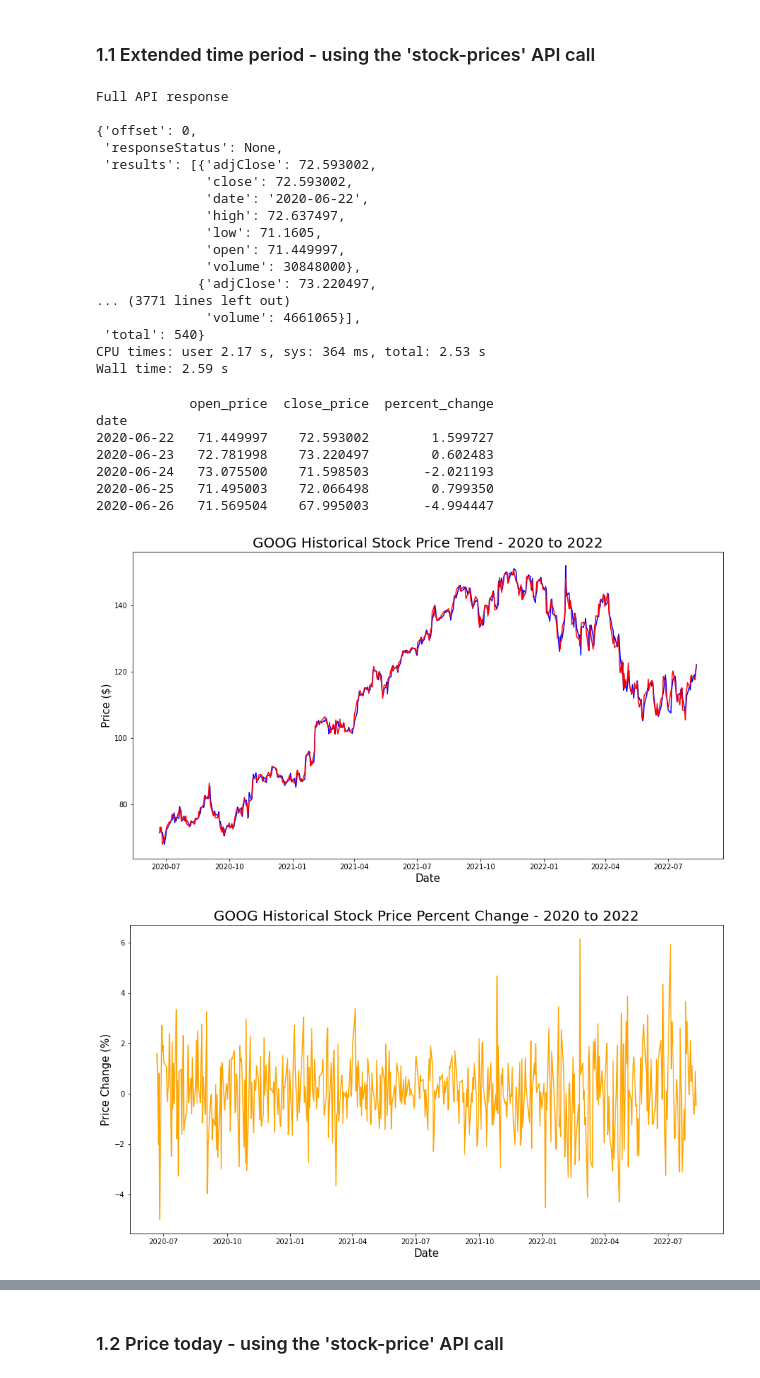
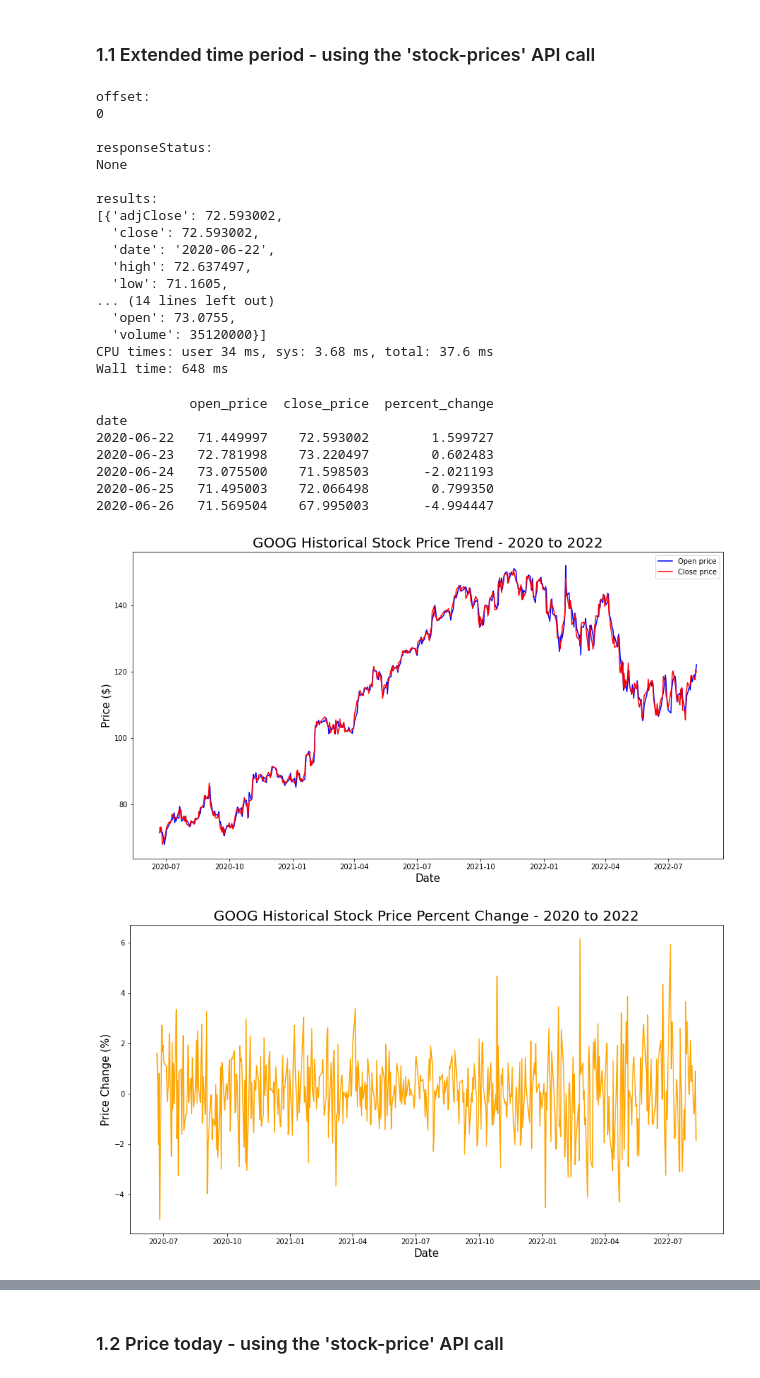
Before and after one commit to saychelsea11/Yahoo_Finance_Stocks_API_Tutorial, a Jupyter notebook: YahooFinanceStocks_API_Tutorial.ipynb, the cells around one changed output, grey strips where cells are left out. Cells and saved outputs as stored; diff of their text form; code cells hidden in the pictures.

```diff
--- a/YahooFinanceStocks_API_Tutorial.ipynb
+++ b/YahooFinanceStocks_API_Tutorial.ipynb
@@ -20,7 +20,7 @@ url = "https://yahoofinance-stocks1.p.rapidapi.com/stock-prices"
 querystring = {"EndDateInclusive":"2020-06-23","StartDateInclusive":"2020-06-21","Symbol":"GOOG","OrderBy":"Ascending"}
 
 headers = {
-	"X-RapidAPI-Key": "8df34c6c9fmshfbc86def7a396a8p11651djsna938a4c6a21a",
+	"X-RapidAPI-Key": "YOUR-API-KEY",
 	"X-RapidAPI-Host": "yahoofinance-stocks1.p.rapidapi.com"
 }
 
@@ -28,27 +28,34 @@ response = requests.request("GET", url, headers=headers, params=querystring)
 data = json.loads(response.text)
 
 #Printing API text response by first converting it to JSON format
-print ("Full API response")
 print ()
-pprint.pprint(data)
+print('offset:')
+pprint.pprint(data['offset'])
+print()
+print('responseStatus:')
+pprint.pprint(data['responseStatus'])
+print()
+print('results:')
+#Displaying only the first 3 results to keep the output short
+pprint.pprint(data['results'][:3])
 # %% [output]
-Full API response
+offset:
+0
 
-{'offset': 0,
- 'responseStatus': None,
- 'results': [{'adjClose': 72.593002,
-              'close': 72.593002,
-              'date': '2020-06-22',
-              'high': 72.637497,
-              'low': 71.1605,
-              'open': 71.449997,
-              'volume': 30848000},
-             {'adjClose': 73.220497,
-... (3771 lines left out)
-              'volume': 4661065}],
- 'total': 540}
-CPU times: user 2.17 s, sys: 364 ms, total: 2.53 s
-Wall time: 2.59 s
+responseStatus:
+None
+
+results:
+[{'adjClose': 72.593002,
+  'close': 72.593002,
+  'date': '2020-06-22',
+  'high': 72.637497,
+  'low': 71.1605,
+... (14 lines left out)
+  'open': 73.0755,
+  'volume': 35120000}]
+CPU times: user 34 ms, sys: 3.68 ms, total: 37.6 ms
+Wall time: 648 ms
 # %%
 %%time
 
@@ -68,34 +75,35 @@ df_stocks['date'] = list(map(pd.to_datetime,df_stocks['date']))
 df_stocks['open_price'] = price_open
 df_stocks['close_price'] = price_close
 df_stocks['percent_change'] = ((df_stocks['close_price'] - df_stocks['open_price'])/df_stocks['open_price'])*100
 df_stocks.index = df_stocks['date']
 df_stocks = df_stocks.drop('date',axis=1)
 
 print (df_stocks.head())
 print ()
 
 #Plotting the historical stock price trend
 plt.figure(figsize=(15,8))
-plt.plot(df_stocks['open_price'],color='blue')
-plt.plot(df_stocks['close_price'],color='red')
+plt.plot(df_stocks['open_price'],color='blue',label='Open price')
+plt.plot(df_stocks['close_price'],color='red',label='Close price')
 plt.xlabel('Date',size=15)
 plt.ylabel('Price ($)',size=15)
 plt.title('GOOG Historical Stock Price Trend - 2020 to 2022',size=20)
+plt.legend()
 
 #Plotting the historical stock price percent change
 plt.figure(figsize=(15,8))
 plt.plot(df_stocks['percent_change'],color='orange')
 plt.xlabel('Date',size=15)
 plt.ylabel('Price Change (%)',size=15)
 plt.title('GOOG Historical Stock Price Percent Change - 2020 to 2022',size=20)
 plt.show()
 # %% [output]
             open_price  close_price  percent_change
 date
 2020-06-22   71.449997    72.593002        1.599727
 2020-06-23   72.781998    73.220497        0.602483
 2020-06-24   73.075500    71.598503       -2.021193
 2020-06-25   71.495003    72.066498        0.799350
 2020-06-26   71.569504    67.995003       -4.994447
-[figure, old version]
+[figure, new version]
-[figure, old version]
+[figure, new version]
```
Also changed, not shown: parts of 4 cells of this notebook.
